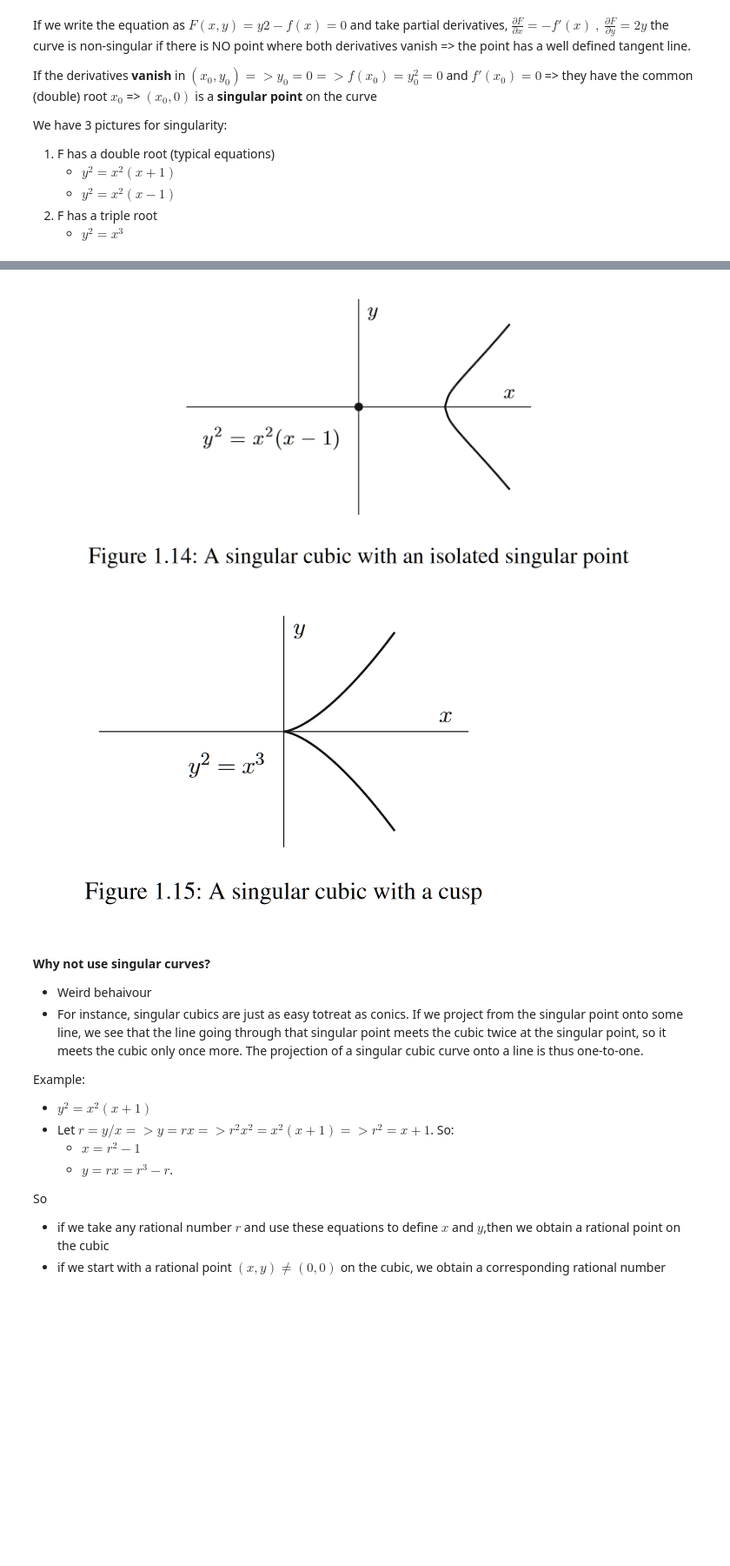
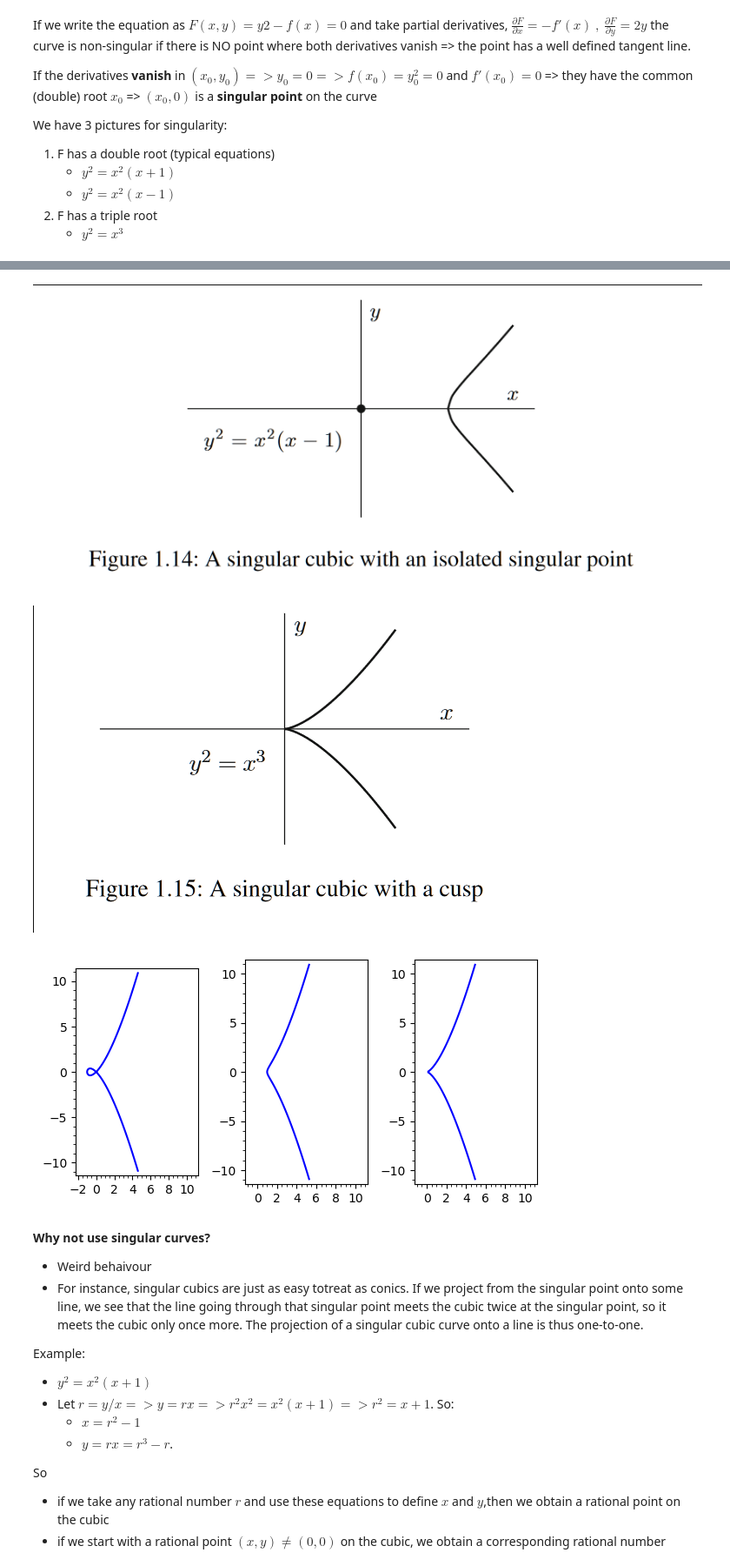
Before and after one commit to zademn/EverythingCrypto, a Jupyter notebook: E1 Mathematics/Elliptic_curves/Rational_points_on_elliptic_curves/Chapter_1_Geometry_and_arithmetic.ipynb, the cells around one changed output, grey strips where cells are left out. Shown at 87% size. Saved outputs shown, nothing was run; the diff lists cells and outputs as text; code cells hidden in the pictures; blank space fills up the shorter version.

```diff
--- a/E1 Mathematics/Elliptic_curves/Rational_points_on_elliptic_curves/Chapter_1_Geometry_and_arithmetic.ipynb
+++ b/E1 Mathematics/Elliptic_curves/Rational_points_on_elliptic_curves/Chapter_1_Geometry_and_arithmetic.ipynb
@@ -87,13 +96,15 @@ We have 3 pictures for singularity:
 # %% [markdown]
-![image.png](attachment:image.png)
+![image.png](attachment:095fedfb-2e87-45e9-9af3-42999d1e26e6.png)
 # %% [markdown]
-![image.png](attachment:image.png)
+![image.png](attachment:34b225e7-12b7-4e59-ac5e-458f80ff8c4d.png)
 # %%
 C1 = Curve(y^2 - x^2*(x+1))
 C2 = Curve(y^2 - x^2*(x-1))
 C3 = Curve(y^2 - x^3)
 p1 = C1.plot(); p2 = C2.plot(); p3 = C3.plot();
-#graphics_array((p1, p2, p3))
+graphics_array((p1, p2, p3))
+# %% [output]
+[figure, added]
 # %% [markdown]
 **Why not use singular curves?**
 - Weird behaivour
```
Also changed, not shown: parts of 8 cells of this notebook, 8 other files.
